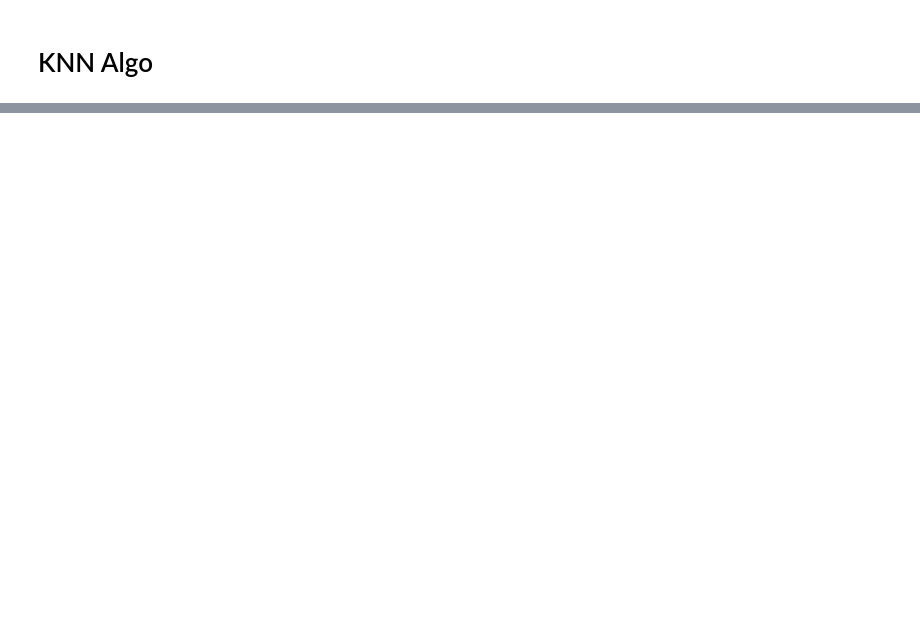
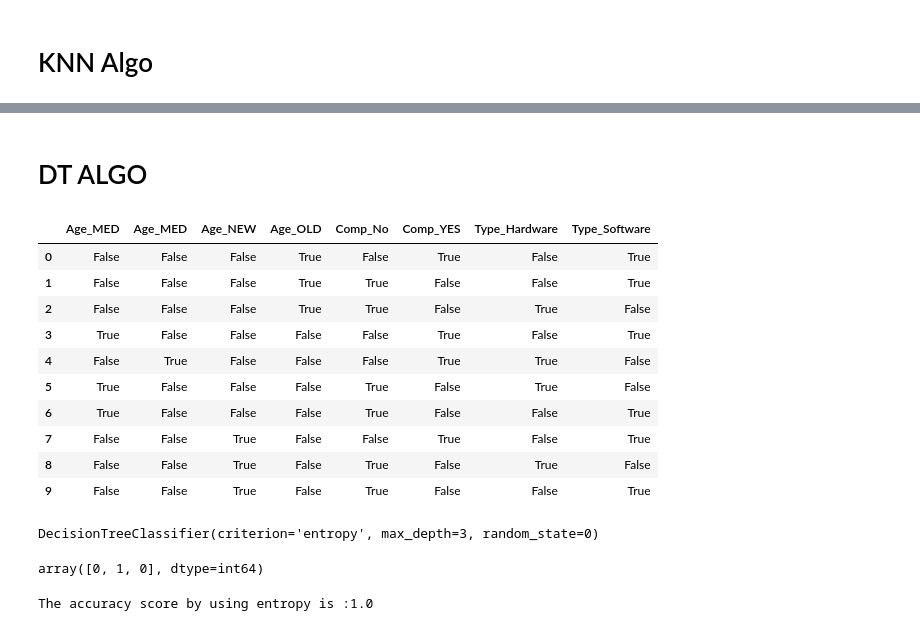
Before and after one commit to Mohitpunani99/JUpiter_ml, a Jupyter notebook: comparioson_logistic_KNN.ipynb, the cells around one changed output, grey strips where cells are left out. Drawn from its saved outputs; the diff is of its cells as text; code cells hidden in the pictures; blank space fills up the shorter version.

```diff
--- a/comparioson_logistic_KNN.ipynb
+++ b/comparioson_logistic_KNN.ipynb
@@ -87,0 +99,2 @@ weighted avg       0.89      0.89      0.89       100
+# %% [markdown]
+# DT ALGO
@@ -87,0 +119,15 @@ weighted avg       0.89      0.89      0.89       100
+# %%
+x=pd.get_dummies(df.drop("Profit",axis=1))
+x
+# %% [output]
+|  | Age_MED | Age_MED | Age_NEW | Age_OLD | Comp_No | Comp_YES | Type_Hardware | Type_Software |
+| 0 | False | False | False | True | False | True | False | True |
+| 1 | False | False | False | True | True | False | False | True |
+| 2 | False | False | False | True | True | False | True | False |
+| 3 | True | False | False | False | False | True | False | True |
+| 4 | False | True | False | False | False | True | True | False |
+| 5 | True | False | False | False | True | False | True | False |
+| 6 | True | False | False | False | True | False | False | True |
+| 7 | False | False | True | False | False | True | False | True |
+| 8 | False | False | True | False | True | False | True | False |
+| 9 | False | False | True | False | True | False | False | True |
@@ -87,0 +140,5 @@ weighted avg       0.89      0.89      0.89       100
+# %%
+model=DecisionTreeClassifier(criterion="entropy",random_state=0,max_depth=3)
+model.fit(x_train,y_train)
+# %% [output]
+DecisionTreeClassifier(criterion='entropy', max_depth=3, random_state=0)
@@ -87,0 +150,10 @@ weighted avg       0.89      0.89      0.89       100
+# %%
+y_pread=model.predict(x_test)
+y_pread
+# %% [output]
+array([0, 1, 0], dtype=int64)
+# %%
+Accuracy_score=accuracy_score(y_test,y_pread)
+print(f"The accuracy score by using entropy is :{Accuracy_score }")
+# %% [output]
+The accuracy score by using entropy is :1.0
```
Also changed, not shown: parts of 12 cells of this notebook, 3 other files.
